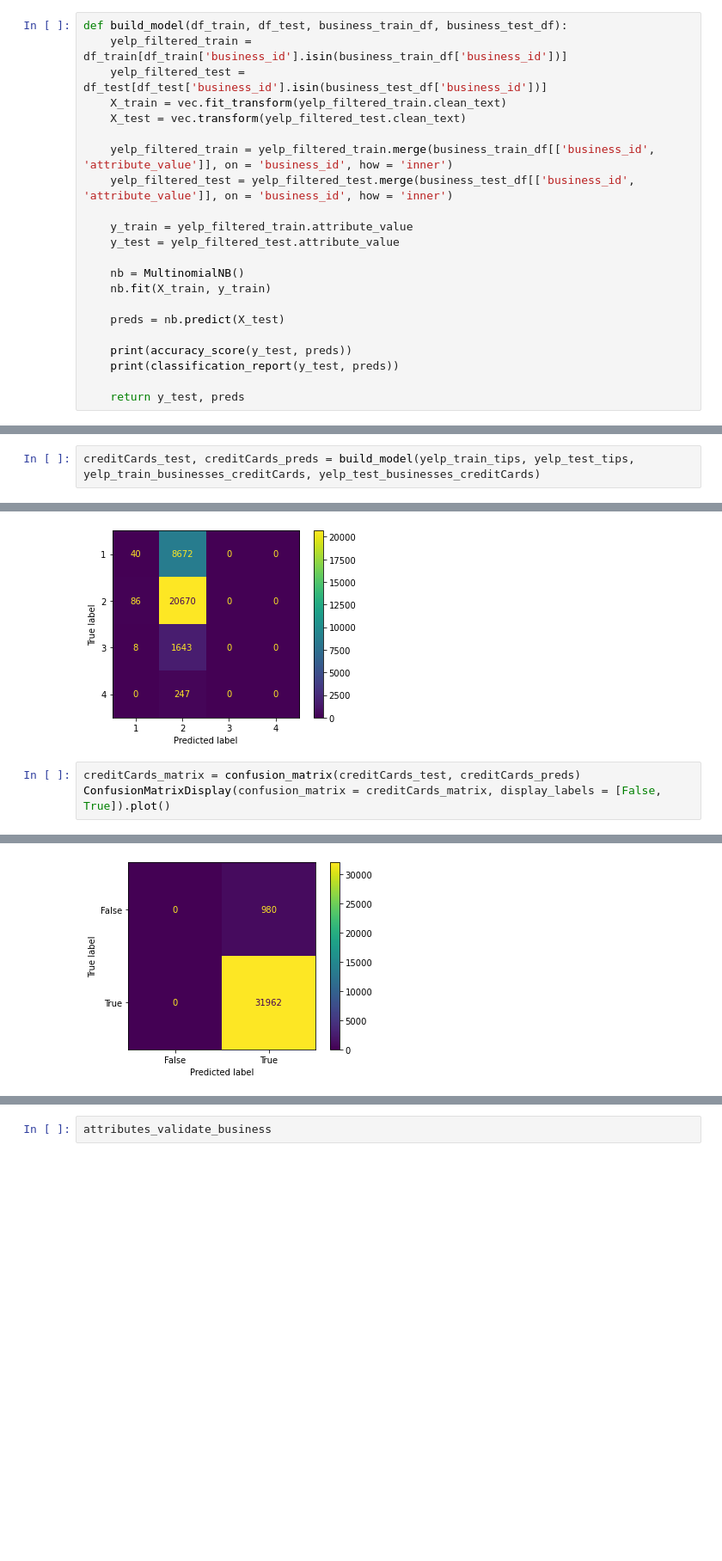
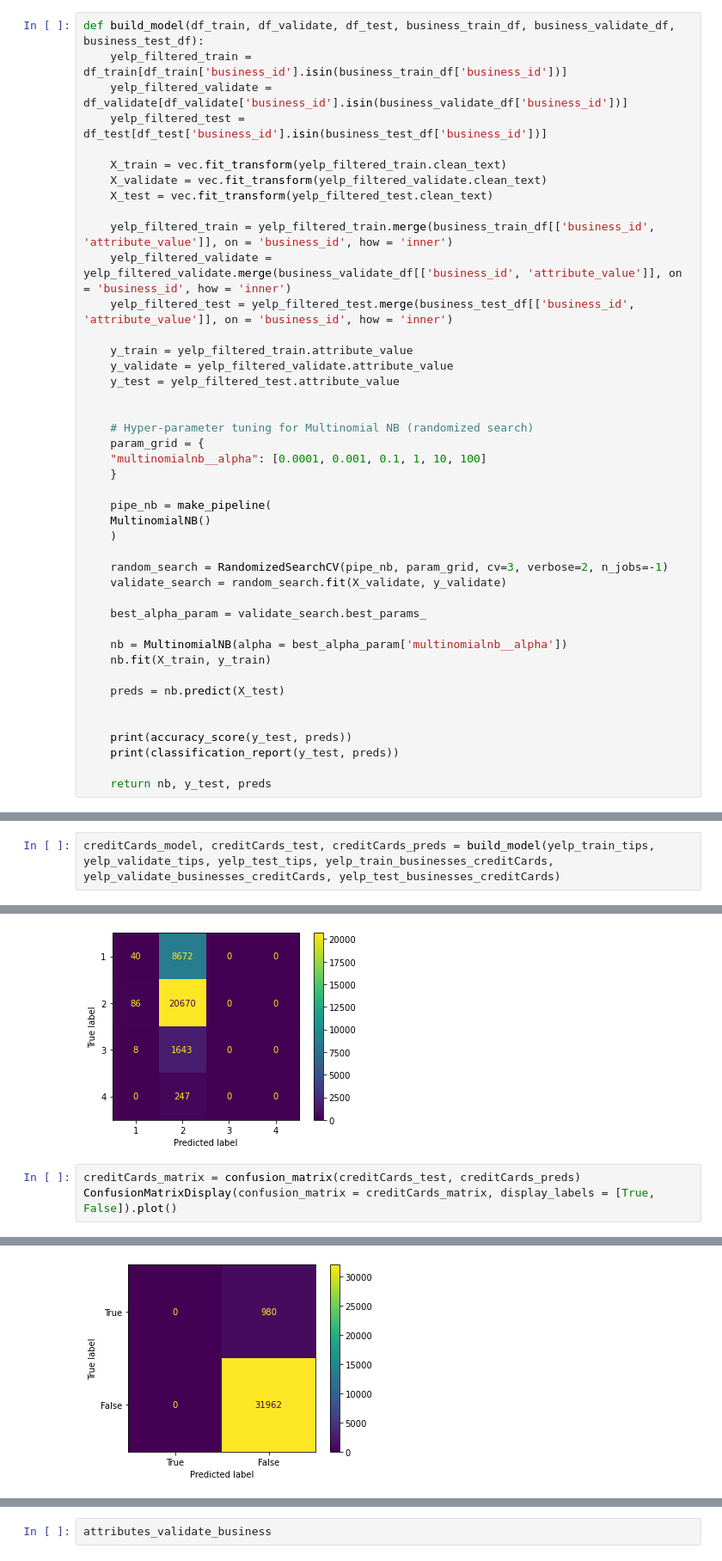
Before and after one commit to vagmi20/ds3010yelp, a Jupyter notebook: task1_businesses.ipynb, the cells around one changed output, grey strips where cells are left out. Shown at 86% size. Drawn from its saved outputs; the diff is of its cells as text; blank space fills up the shorter version.

Commit message:
updated confusion matrices after

```diff
--- a/task1_businesses.ipynb
+++ b/task1_businesses.ipynb
@@ -127,25 +128,46 @@ vec = CountVectorizer(
     stop_words="english",
 )
 # %%
-def build_model(df_train, df_test, business_train_df, business_test_df):
+def build_model(df_train, df_validate, df_test, business_train_df, business_validate_df, business_test_df):
     yelp_filtered_train = df_train[df_train['business_id'].isin(business_train_df['business_id'])]
+    yelp_filtered_validate = df_validate[df_validate['business_id'].isin(business_validate_df['business_id'])]
     yelp_filtered_test = df_test[df_test['business_id'].isin(business_test_df['business_id'])]
+
     X_train = vec.fit_transform(yelp_filtered_train.clean_text)
-    X_test = vec.transform(yelp_filtered_test.clean_text)
+    X_validate = vec.fit_transform(yelp_filtered_validate.clean_text)
+    X_test = vec.fit_transform(yelp_filtered_test.clean_text)
 
     yelp_filtered_train = yelp_filtered_train.merge(business_train_df[['business_id', 'attribute_value']], on = 'business_id', how = 'inner')
+    yelp_filtered_validate = yelp_filtered_validate.merge(business_validate_df[['business_id', 'attribute_value']], on = 'business_id', how = 'inner')
     yelp_filtered_test = yelp_filtered_test.merge(business_test_df[['business_id', 'attribute_value']], on = 'business_id', how = 'inner')
 
     y_train = yelp_filtered_train.attribute_value
+    y_validate = yelp_filtered_validate.attribute_value
     y_test = yelp_filtered_test.attribute_value
 
-    nb = MultinomialNB()
+
+    # Hyper-parameter tuning for Multinomial NB (randomized search)
+    param_grid = {
+    "multinomialnb__alpha": [0.0001, 0.001, 0.1, 1, 10, 100]
+    }
+
+    pipe_nb = make_pipeline(
+    MultinomialNB()
+    )
+
+    random_search = RandomizedSearchCV(pipe_nb, param_grid, cv=3, verbose=2, n_jobs=-1)
+    validate_search = random_search.fit(X_validate, y_validate)
+
+    best_alpha_param = validate_search.best_params_
+
+    nb = MultinomialNB(alpha = best_alpha_param['multinomialnb__alpha'])
     nb.fit(X_train, y_train)
 
     preds = nb.predict(X_test)
 
+
     print(accuracy_score(y_test, preds))
     print(classification_report(y_test, preds))
 
-    return y_test, preds
+    return nb, y_test, preds
 # %%
@@ -201,5 +208,5 @@ weighted avg       0.53      0.59      0.51     25536
 # %%
-creditCards_test, creditCards_preds = build_model(yelp_train_tips, yelp_test_tips, yelp_train_businesses_creditCards, yelp_test_businesses_creditCards)
+creditCards_model, creditCards_test, creditCards_preds = build_model(yelp_train_tips, yelp_validate_tips, yelp_test_tips, yelp_train_businesses_creditCards, yelp_validate_businesses_creditCards, yelp_test_businesses_creditCards)
 # %% [output]
 0.9702507437314067
               precision    recall  f1-score   support
@@ -236,7 +243,7 @@ ConfusionMatrixDisplay(confusion_matrix = priceRange2_matrix, display_labels = [
 [figure]
 # %%
 creditCards_matrix = confusion_matrix(creditCards_test, creditCards_preds)
-ConfusionMatrixDisplay(confusion_matrix = creditCards_matrix, display_labels = [False, True]).plot()
+ConfusionMatrixDisplay(confusion_matrix = creditCards_matrix, display_labels = [True, False]).plot()
 # %% [output]
 <sklearn.metrics._plot.confusion_matrix.ConfusionMatrixDisplay at 0x...>
-[figure, old version]
+[figure, new version]
```
Also changed, not shown: parts of 13 cells of this notebook, 4 other files.
